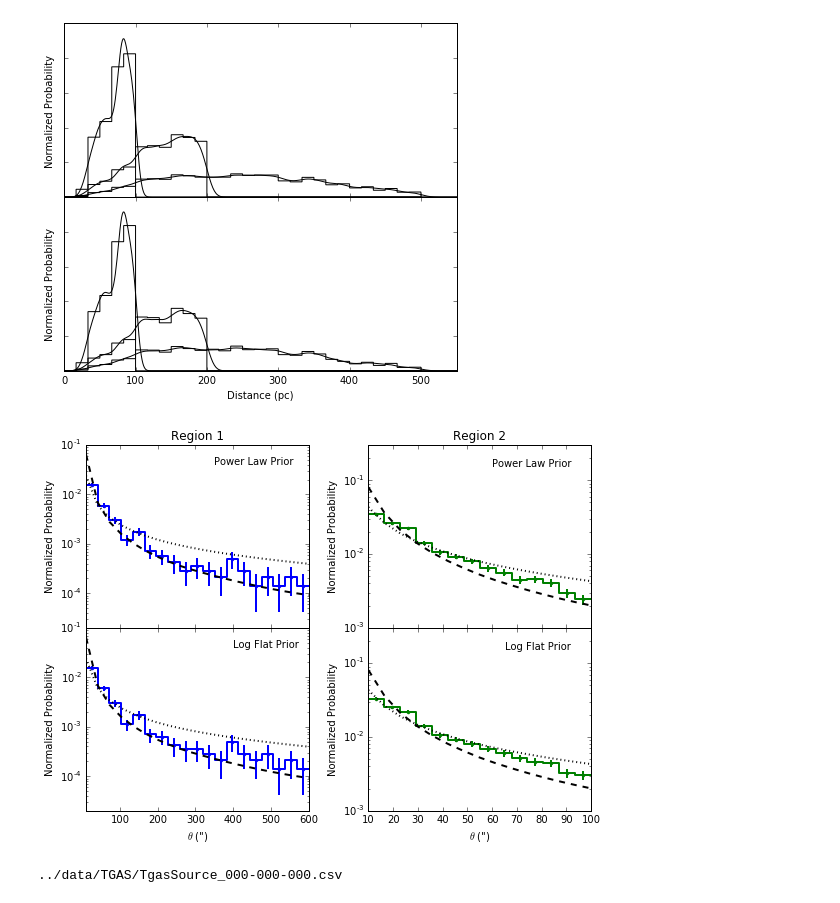
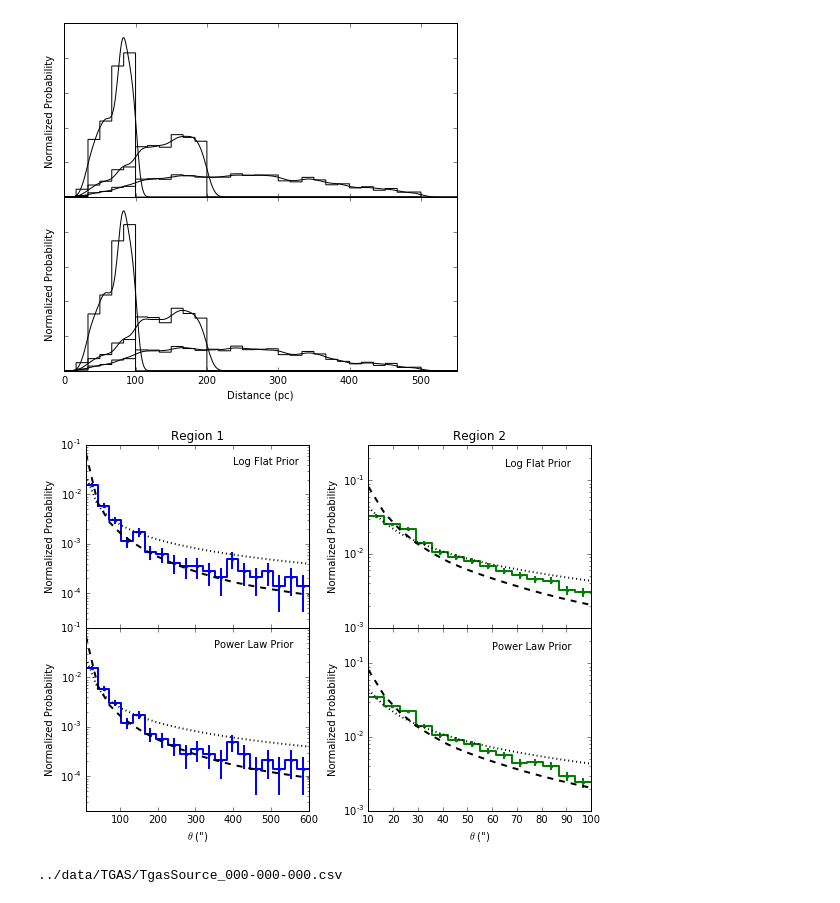
Before and after one commit to astroJeff/gaia_binaries, a Jupyter notebook: notebooks/TGAS_method_compare.ipynb, the cells around one changed output. Cells and saved outputs as stored; diff of their text form; code cells hidden in the pictures.

```diff
--- a/notebooks/TGAS_method_compare.ipynb
+++ b/notebooks/TGAS_method_compare.ipynb
@@ -101,7 +101,7 @@ TGAS_good = np.zeros(len(idx), dtype=dtype3)
 
 for i in np.arange(len(idx)):
 
-    if i%100 == 0: print i
+    if i%1000 == 0: print i
 
     idx_1 = -1
     idx_2 = -1
@@ -787,9 +754,9 @@ center = (tmp_theta[:-1] + tmp_theta[1:]) / 2
 left,right = bins[:-1],bins[1:]
 X = np.array([left,right]).T.flatten()
 Y = np.array([vals/(1.0*len(idx))/binwidth,vals/(1.0*len(idx))/binwidth]).T.flatten()
-ax[0,0].plot(X, Y, color='b', linewidth=2.0)
+ax[1,0].plot(X, Y, color='b', linewidth=2.0)
 # ax[0,0].plot(bins[1:], vals/(1.0*len(idx))/binwidth, ls='steps', color='k', linewidth=2.0)
-ax[0,0].errorbar(center, vals/(1.0*len(idx))/binwidth, yerr=yerr, fmt='.', capsize=0, color='b', elinewidth=2)
+ax[1,0].errorbar(center, vals/(1.0*len(idx))/binwidth, yerr=yerr, fmt='.', capsize=0, color='b', elinewidth=2)
 
 # Power Law distribution
 for i in np.arange(num_samples):
@@ -797,7 +764,7 @@ for i in np.arange(num_samples):
 theta_norm = calc_theta_norm(xmin, xmax, dist_min, dist_max, dist_power_law_100_kde, power_law_sep_kde)
 #     P_theta[i] = calc_integral(tmp_theta[i], dist_min, dist_max, dist_power_law_200_kde, power_law_sep_kde)
 # theta_norm = calc_theta_norm(xmin, xmax, dist_min, dist_max, dist_power_law_200_kde, power_law_sep_kde)
-ax[0,0].plot(tmp_theta, P_theta / theta_norm, color='k', linestyle='dashed', linewidth=2.0)
+ax[1,0].plot(tmp_theta, P_theta / theta_norm, color='k', linestyle='dashed', linewidth=2.0)
 
 # Log Flat distribution
 for i in np.arange(num_samples):
@@ -805,7 +772,7 @@ for i in np.arange(num_samples):
 theta_norm = calc_theta_norm(xmin, xmax, dist_min, dist_max, dist_power_law_100_kde, log_flat_sep_kde)
 #     P_theta[i] = calc_integral(tmp_theta[i], dist_min, dist_max, dist_power_law_200_kde, log_flat_sep_kde)
 # theta_norm = calc_theta_norm(xmin, xmax, dist_min, dist_max, dist_power_law_200_kde, log_flat_sep_kde)
-ax[0,0].plot(tmp_theta, P_theta / theta_norm, color='k', linestyle='dotted', linewidth=2.0)
+ax[1,0].plot(tmp_theta, P_theta / theta_norm, color='k', linestyle='dotted', linewidth=2.0)
 
 
 
@@ -822,9 +789,9 @@ center = (tmp_theta[:-1] + tmp_theta[1:]) / 2
 left,right = bins[:-1],bins[1:]
 X = np.array([left,right]).T.flatten()
 Y = np.array([vals/(1.0*len(idx))/binwidth,vals/(1.0*len(idx))/binwidth]).T.flatten()
-ax[1,0].plot(X, Y, color='b', linewidth=2.0)
+ax[0,0].plot(X, Y, color='b', linewidth=2.0)
 # ax[1,0].plot(bins[1:], vals/(1.0*len(idx))/binwidth, ls='steps', color='k', linewidth=2.0)
-ax[1,0].errorbar(center, vals/(1.0*len(idx))/binwidth, yerr=yerr, fmt='.', capsize=0, color='b', elinewidth=2)
+ax[0,0].errorbar(center, vals/(1.0*len(idx))/binwidth, yerr=yerr, fmt='.', capsize=0, color='b', elinewidth=2)
 
 # Power Law distribution
 for i in np.arange(num_samples):
@@ -832,7 +799,7 @@ for i in np.arange(num_samples):
 theta_norm = calc_theta_norm(xmin, xmax, dist_min, dist_max, dist_log_flat_100_kde, power_law_sep_kde)
 #     P_theta[i] = calc_integral(tmp_theta[i], dist_min, dist_max, dist_log_flat_200_kde, power_law_sep_kde)
 # theta_norm = calc_theta_norm(xmin, xmax, dist_min, dist_max, dist_log_flat_200_kde, power_law_sep_kde)
-ax[1,0].plot(tmp_theta, P_theta / theta_norm, color='k', linestyle='dashed', linewidth=2.0)
+ax[0,0].plot(tmp_theta, P_theta / theta_norm, color='k', linestyle='dashed', linewidth=2.0)
 
 # Log Flat distribution
 for i in np.arange(num_samples):
@@ -840,7 +807,7 @@ for i in np.arange(num_samples):
 theta_norm = calc_theta_norm(xmin, xmax, dist_min, dist_max, dist_log_flat_100_kde, log_flat_sep_kde)
 #     P_theta[i] = calc_integral(tmp_theta[i], dist_min, dist_max, dist_log_flat_200_kde, log_flat_sep_kde)
 # theta_norm = calc_theta_norm(xmin, xmax, dist_min, dist_max, dist_log_flat_200_kde, log_flat_sep_kde)
-ax[1,0].plot(tmp_theta, P_theta / theta_norm, color='k', linestyle='dotted', linewidth=2.0)
+ax[0,0].plot(tmp_theta, P_theta / theta_norm, color='k', linestyle='dotted', linewidth=2.0)
 
 
 
@@ -877,21 +844,21 @@ center = (tmp_theta[:-1] + tmp_theta[1:]) / 2
 left,right = bins[:-1],bins[1:]
 X = np.array([left,right]).T.flatten()
 Y = np.array([vals/(1.0*len(idx))/binwidth,vals/(1.0*len(idx))/binwidth]).T.flatten()
-ax[0,1].plot(X, Y, color='g', linewidth=2.0)
+ax[1,1].plot(X, Y, color='g', linewidth=2.0)
 # ax[0,1].plot(bins[1:], vals/(1.0*len(idx))/binwidth, ls='steps', color='k', linewidth=2.0)
-ax[0,1].errorbar(center, vals/(1.0*len(idx))/binwidth, yerr=yerr, fmt='.', capsize=0, color='g', elinewidth=2)
+ax[1,1].errorbar(center, vals/(1.0*len(idx))/binwidth, yerr=yerr, fmt='.', capsize=0, color='g', elinewidth=2)
 
 # Power Law distribution
 for i in np.arange(num_samples):
     P_theta[i] = calc_integral(tmp_theta[i], dist_min, dist_max, dist_power_law_200_kde, power_law_sep_kde)
 theta_norm = calc_theta_norm(xmin, xmax, dist_min, dist_max, dist_power_law_200_kde, power_law_sep_kde)
-ax[0,1].plot(tmp_theta, P_theta / theta_norm, color='k', linestyle='dashed', linewidth=2.0)
+ax[1,1].plot(tmp_theta, P_theta / theta_norm, color='k', linestyle='dashed', linewidth=2.0)
 
 # Log Flat distribution
 for i in np.arange(num_samples):
     P_theta[i] = calc_integral(tmp_theta[i], dist_min, dist_max, dist_power_law_200_kde, log_flat_sep_kde)
 theta_norm = calc_theta_norm(xmin, xmax, dist_min, dist_max, dist_power_law_200_kde, log_flat_sep_kde)
-ax[0,1].plot(tmp_theta, P_theta / theta_norm, color='k', linestyle='dotted', linewidth=2.0)
+ax[1,1].plot(tmp_theta, P_theta / theta_norm, color='k', linestyle='dotted', linewidth=2.0)
 
 
 
@@ -909,20 +876,20 @@ left,right = bins[:-1],bins[1:]
 X = np.array([left,right]).T.flatten()
 Y = np.array([vals/(1.0*len(idx))/binwidth,vals/(1.0*len(idx))/binwidth]).T.flatten()
 #ax[1,1].plot(bins[1:], vals/(1.0*len(idx))/binwidth, ls='steps', color='k', linewidth=2.0)
-ax[1,1].plot(X, Y, color='g', linewidth=2.0)
-ax[1,1].errorbar(center, vals/(1.0*len(idx))/binwidth, yerr=yerr, fmt='.', capsize=0, color='g', elinewidth=2)
+ax[0,1].plot(X, Y, color='g', linewidth=2.0)
+ax[0,1].errorbar(center, vals/(1.0*len(idx))/binwidth, yerr=yerr, fmt='.', capsize=0, color='g', elinewidth=2)
 
 # Power Law distribution
 for i in np.arange(num_samples):
     P_theta[i] = calc_integral(tmp_theta[i], dist_min, dist_max, dist_log_flat_200_kde, power_law_sep_kde)
 theta_norm = calc_theta_norm(xmin, xmax, dist_min, dist_max, dist_log_flat_200_kde, power_law_sep_kde)
-ax[1,1].plot(tmp_theta, P_theta / theta_norm, color='k', linestyle='dashed', linewidth=2.0)
+ax[0,1].plot(tmp_theta, P_theta / theta_norm, color='k', linestyle='dashed', linewidth=2.0)
 
 # Log Flat distribution
 for i in np.arange(num_samples):
     P_theta[i] = calc_integral(tmp_theta[i], dist_min, dist_max, dist_log_flat_200_kde, log_flat_sep_kde)
 theta_norm = calc_theta_norm(xmin, xmax, dist_min, dist_max, dist_log_flat_200_kde, log_flat_sep_kde)
-ax[1,1].plot(tmp_theta, P_theta / theta_norm, color='k', linestyle='dotted', linewidth=2.0)
+ax[0,1].plot(tmp_theta, P_theta / theta_norm, color='k', linestyle='dotted', linewidth=2.0)
 
 
 
@@ -932,39 +899,38 @@ for i in np.arange(2):
     for j in np.arange(2):
         ax[i,j].set_yscale('log')
         ax[i,j].set_ylabel('Normalized Probability')
 
 for i in np.arange(2):
     ax[0,i].set_xticklabels([])
     ax[i,0].set_xlim(10.0, 600.0)
     ax[i,1].set_xlim(10.0, 100.0)
 
 ax[0,0].set_ylim(2.0e-5, 0.1)
 ax[1,0].set_ylim(2.0e-5, 0.1)
 ax[0,1].set_ylim(1.0e-3, 0.3)
 ax[1,1].set_ylim(1.0e-3, 0.3)
 
 ax[1,0].set_xlabel(r'$\theta$ (")')
 ax[1,1].set_xlabel(r'$\theta$ (")')
 
 ax[0,0].set_title('Region 1')
 ax[0,1].set_title('Region 2')
 
 
-ax[0,0].text(350.0, 0.04, "Power Law Prior")
-ax[1,0].text(400.0, 0.04, "Log Flat Prior")
-ax[0,1].text(60.0, 0.15, "Power Law Prior")
-ax[1,1].text(65.0, 0.15, "Log Flat Prior")
-
+ax[0,0].text(400.0, 0.04, "Log Flat Prior")
+ax[1,0].text(350.0, 0.04, "Power Law Prior")
+ax[0,1].text(65.0, 0.15, "Log Flat Prior")
+ax[1,1].text(60.0, 0.15, "Power Law Prior")
 
 
 
 
 plt.tight_layout()
 plt.subplots_adjust(hspace=0)
 plt.savefig('../figures/TGAS_theta_dist.pdf')
 #plt.show()
 # %% [output]
-[figure, old version]
+[figure, new version]
 # %%
 # Read in sample from TGAS table
 dtype = [('ID','<i8'),('tyc','S11'),('hip','<i8'),('ra','<f8'),('dec','<f8'),('mu_ra','<f8'),('mu_dec','<f8'), \
```
Also changed, not shown: parts of 6 cells of this notebook, 6 other files.
